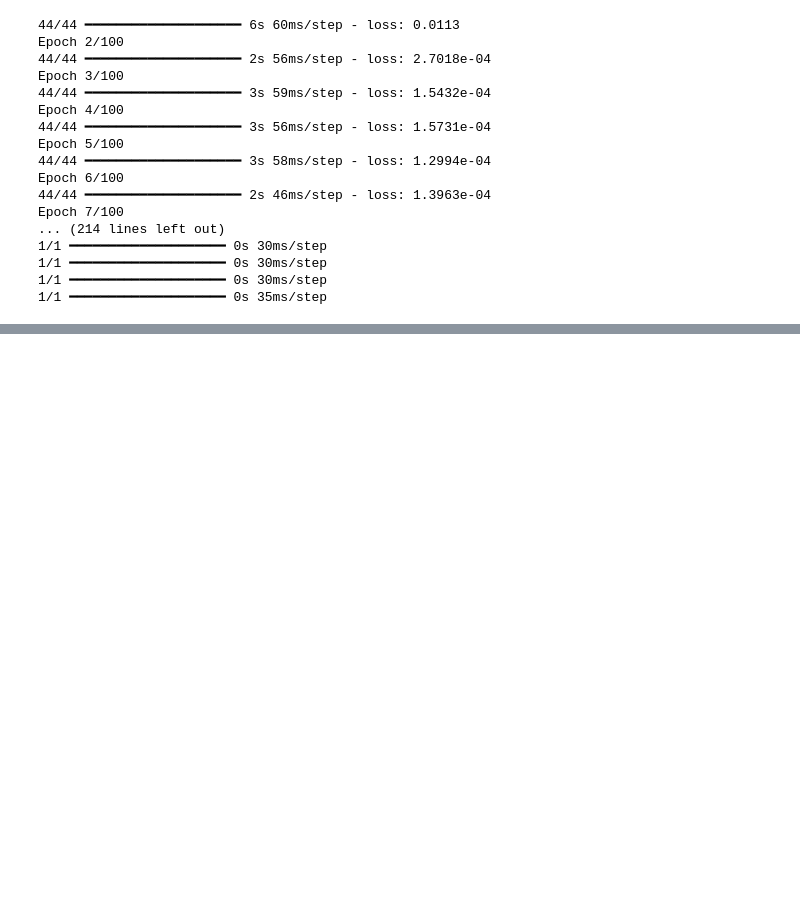
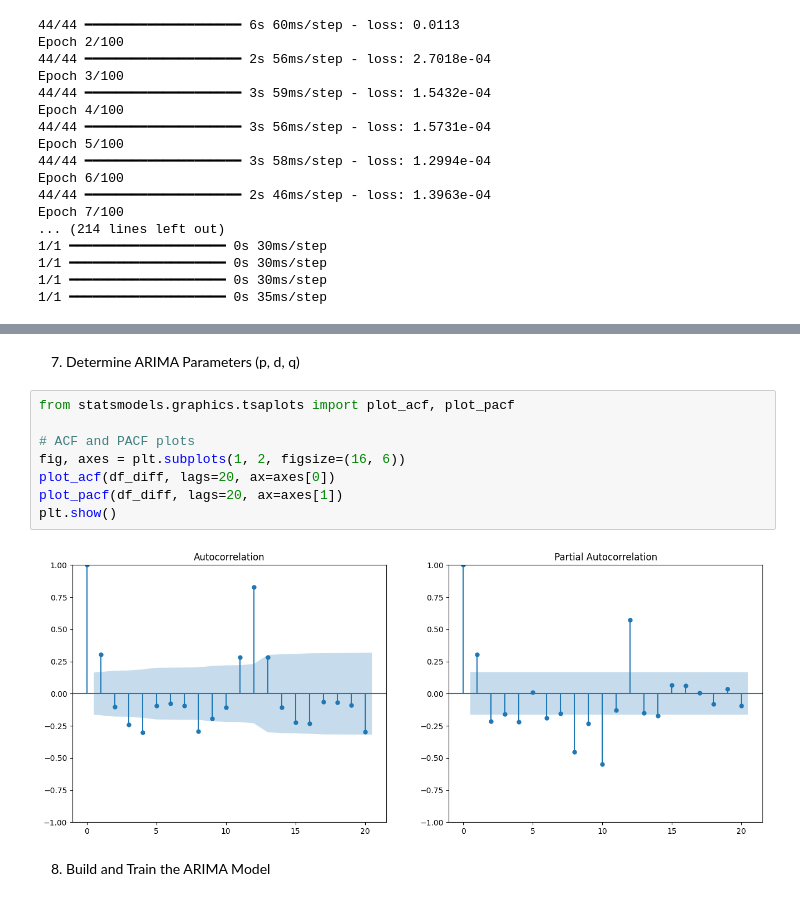
Before and after one commit to Zeeshan-99/Streamlit_Stockprice_Predictions_app, a Jupyter notebook: test.ipynb, the cells around one changed output, grey strips where cells are left out. Saved outputs shown, nothing was run; the diff lists cells and outputs as text; blank space fills up the shorter version.

```diff
--- a/test.ipynb
+++ b/test.ipynb
@@ -261,0 +366,14 @@ Epoch 7/100
+# %% [markdown]
+7. Determine ARIMA Parameters (p, d, q)
+# %%
+from statsmodels.graphics.tsaplots import plot_acf, plot_pacf
+
+# ACF and PACF plots
+fig, axes = plt.subplots(1, 2, figsize=(16, 6))
+plot_acf(df_diff, lags=20, ax=axes[0])
+plot_pacf(df_diff, lags=20, ax=axes[1])
+plt.show()
+# %% [output]
+[figure, added]
+# %% [markdown]
+8. Build and Train the ARIMA Model
```
Also changed, not shown: parts of 72 cells of this notebook.
